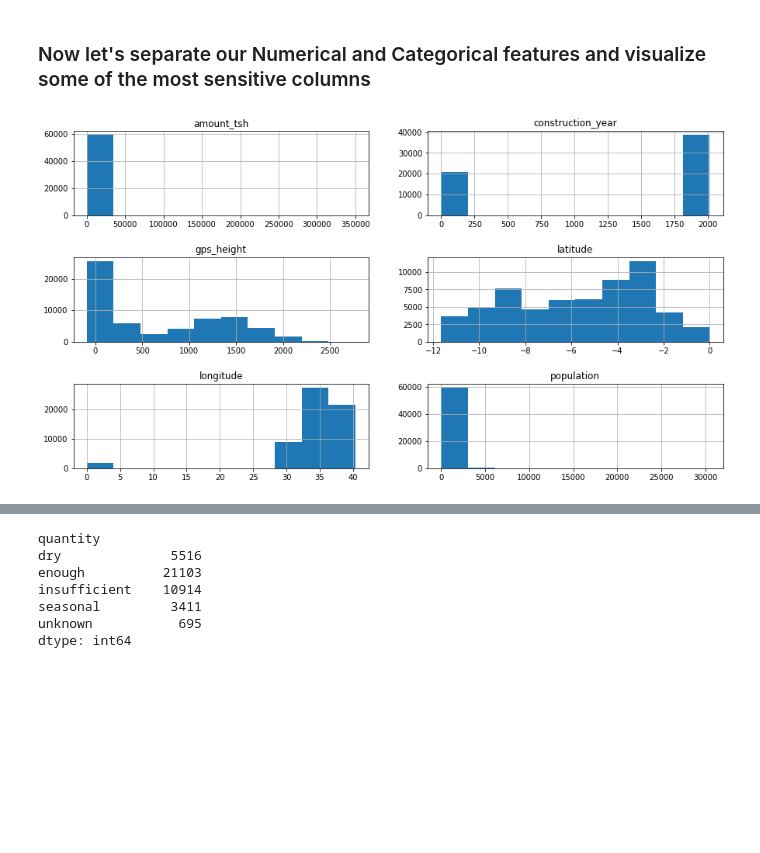
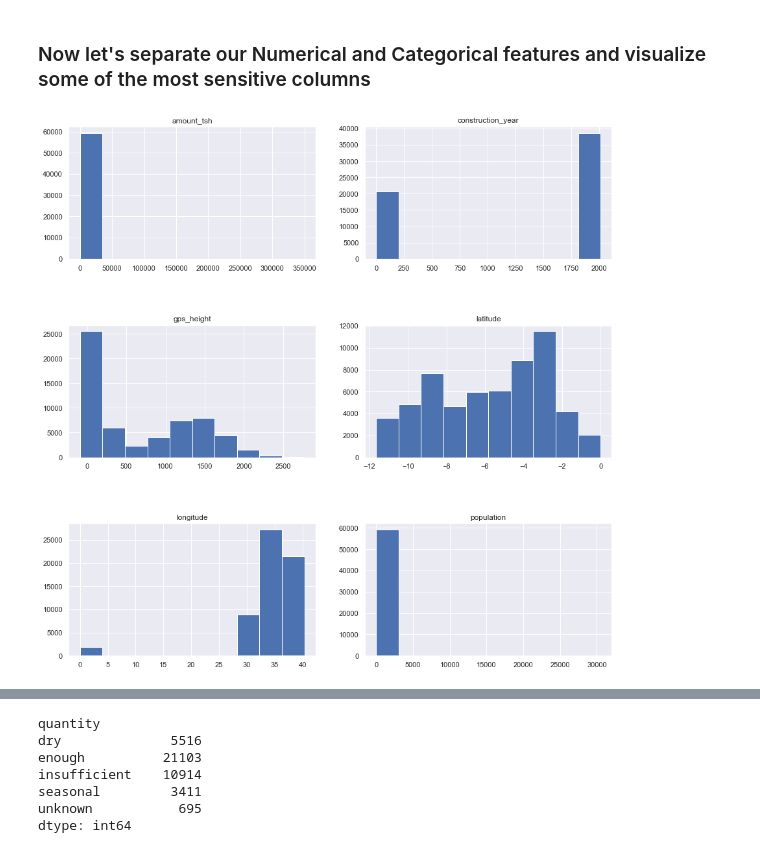
Before and after one commit to atalebizadeh/DS-Career-Track, a Jupyter notebook: Capstone Project 1/Water Pumps/Water Pumps - Final EDA.ipynb, the cells around one changed output, grey strips where cells are left out. Saved outputs shown, nothing was run; the diff lists cells and outputs as text; code cells hidden in the pictures; blank space fills up the shorter version.

```diff
--- a/Capstone Project 1/Water Pumps/Water Pumps - Final EDA.ipynb
+++ b/Capstone Project 1/Water Pumps/Water Pumps - Final EDA.ipynb
@@ -127,9 +127,10 @@ sensitive_num_features = [
     'construction_year'
 ]
 # %%
+sns.set()
 df.loc[:,sensitive_num_features].hist()
 fig = plt.gcf()
-fig.set_size_inches(15,8)
+fig.set_size_inches(15,15)
 fig.subplots_adjust(wspace=0.2, hspace=0.5)
 # %% [output]
-[figure, old version]
+[figure, new version]
```
Also changed, not shown: parts of 16 cells of this notebook.
